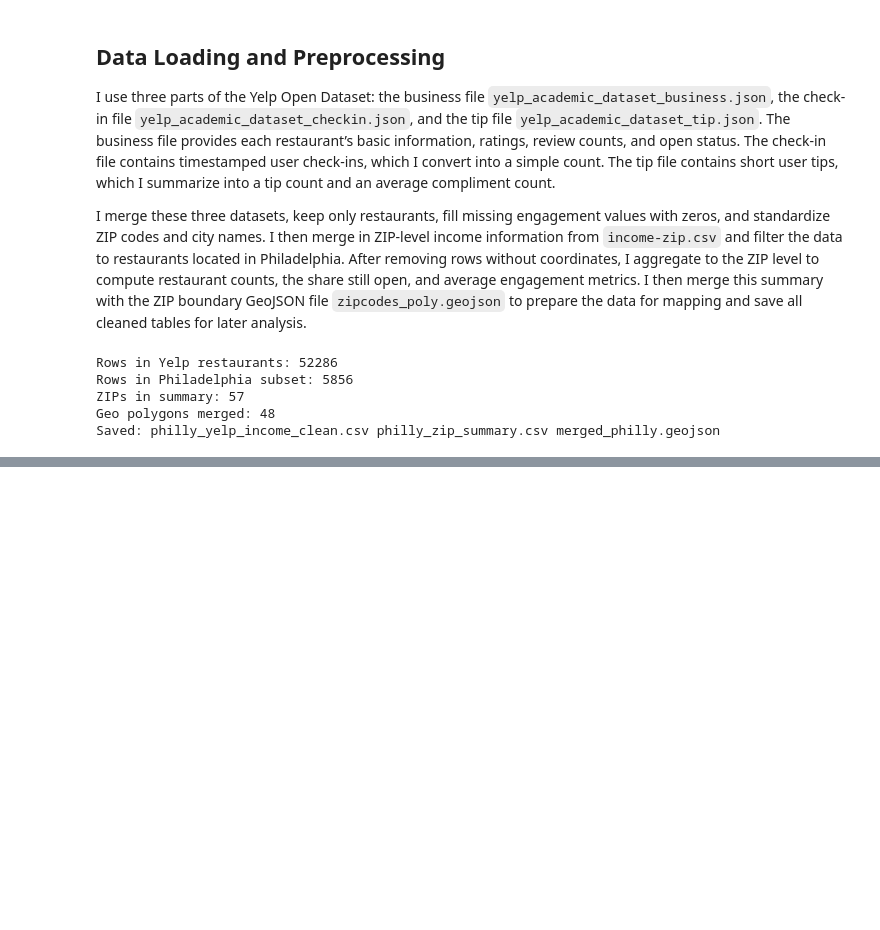
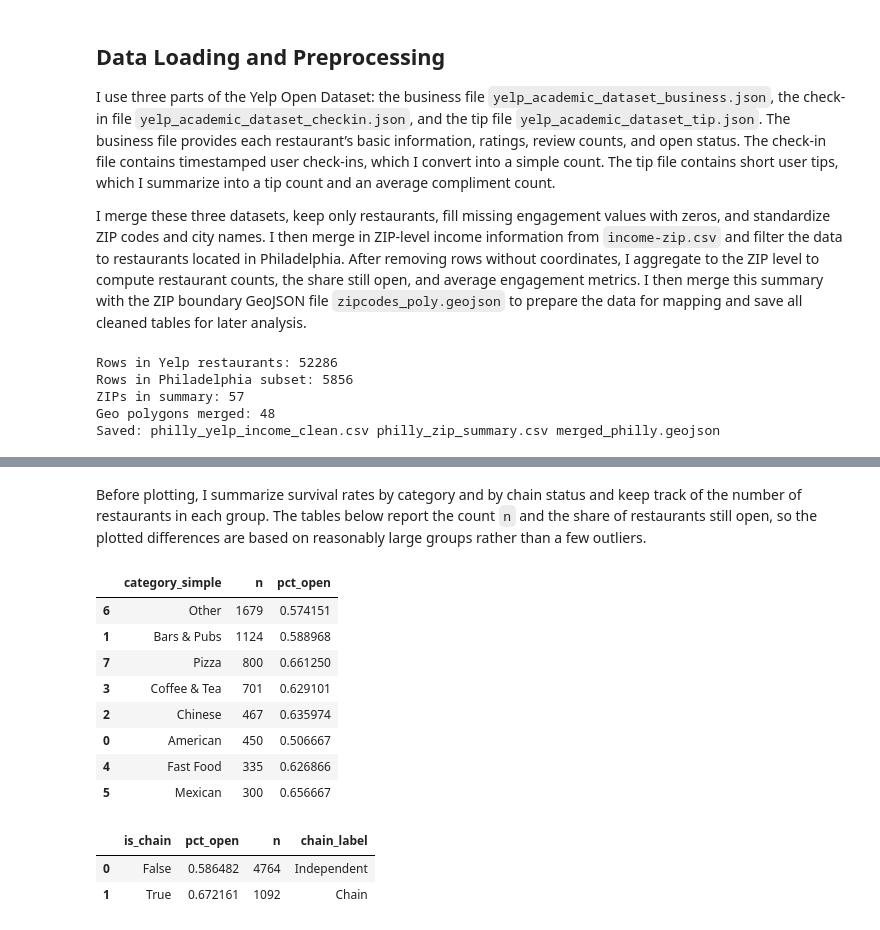
Before and after one commit to chrislowzhengxi/yelp-visualization, a Jupyter notebook: notebooks/cleaning.ipynb, the cells around one changed output, grey strips where cells are left out. Drawn from its saved outputs; the diff is of its cells as text; code cells hidden in the pictures; blank space fills up the shorter version.

```diff
--- a/notebooks/cleaning.ipynb
+++ b/notebooks/cleaning.ipynb
@@ -233,0 +581,31 @@ scatter
+# %% [markdown]
+Before plotting, I summarize survival rates by category and by chain status and keep
+track of the number of restaurants in each group. The tables below report the count
+`n` and the share of restaurants still open, so the plotted differences are based on
+reasonably large groups rather than a few outliers.
+# %%
+# Category summary table (sorted by sample size)
+category_summary_display = (
+    cat_summary[["category_simple", "n", "pct_open"]]
+    .sort_values("n", ascending=False)
+)
+
+category_summary_display
+# %% [output]
+|  | category_simple | n | pct_open |
+| 6 | Other | 1679 | 0.574151 |
+| 1 | Bars & Pubs | 1124 | 0.588968 |
+| 7 | Pizza | 800 | 0.661250 |
+| 3 | Coffee & Tea | 701 | 0.629101 |
+| 2 | Chinese | 467 | 0.635974 |
+| 0 | American | 450 | 0.506667 |
+| 4 | Fast Food | 335 | 0.626866 |
+| 5 | Mexican | 300 | 0.656667 |
+# %%
+# Chain vs independent summary table
+chain_summary_display = chain_summary.copy()
+chain_summary_display
+# %% [output]
+|  | is_chain | pct_open | n | chain_label |
+| 0 | False | 0.586482 | 4764 | Independent |
+| 1 | True | 0.672161 | 1092 | Chain |
```
Also changed, not shown: parts of 22 cells of this notebook.
